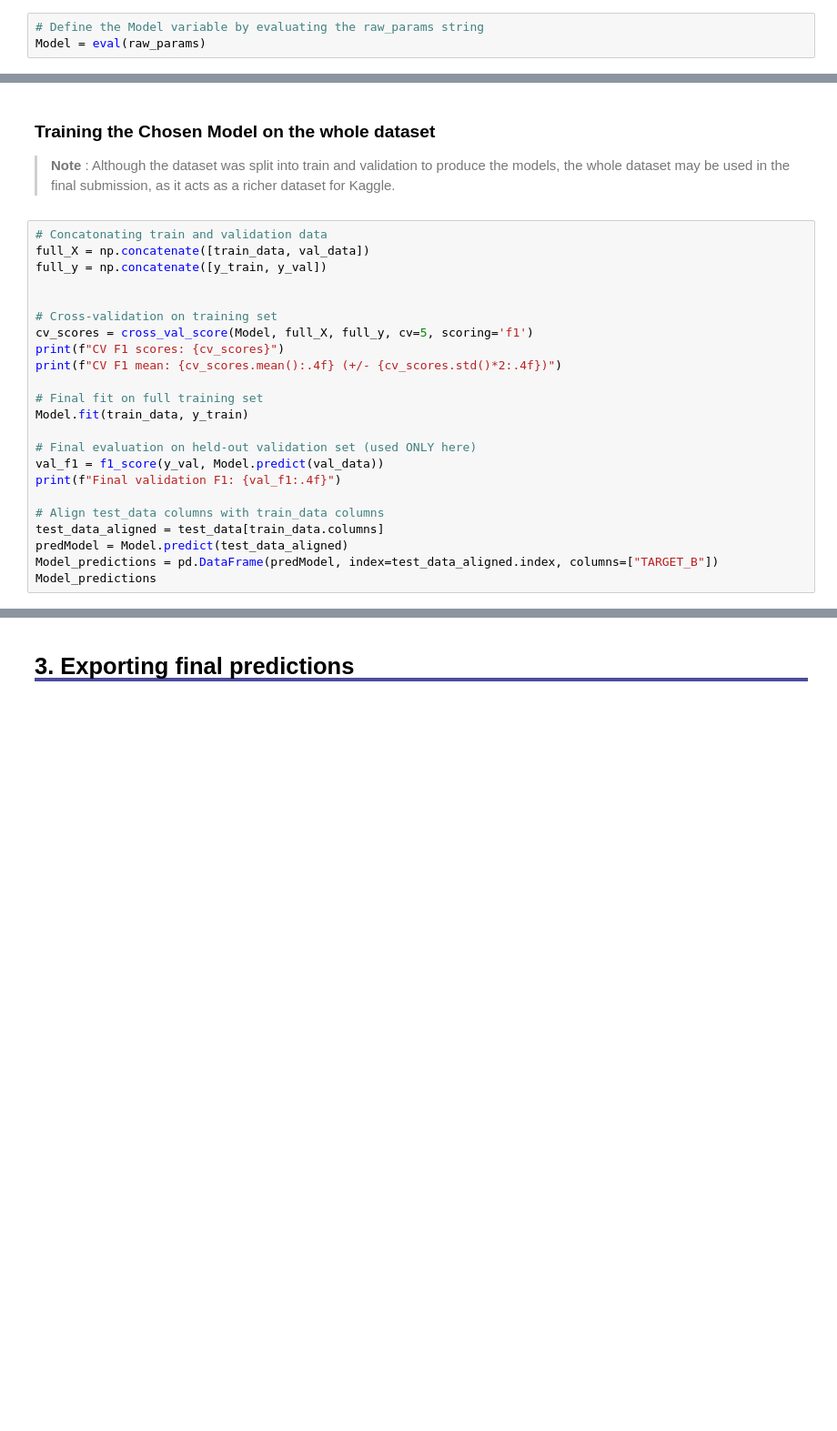
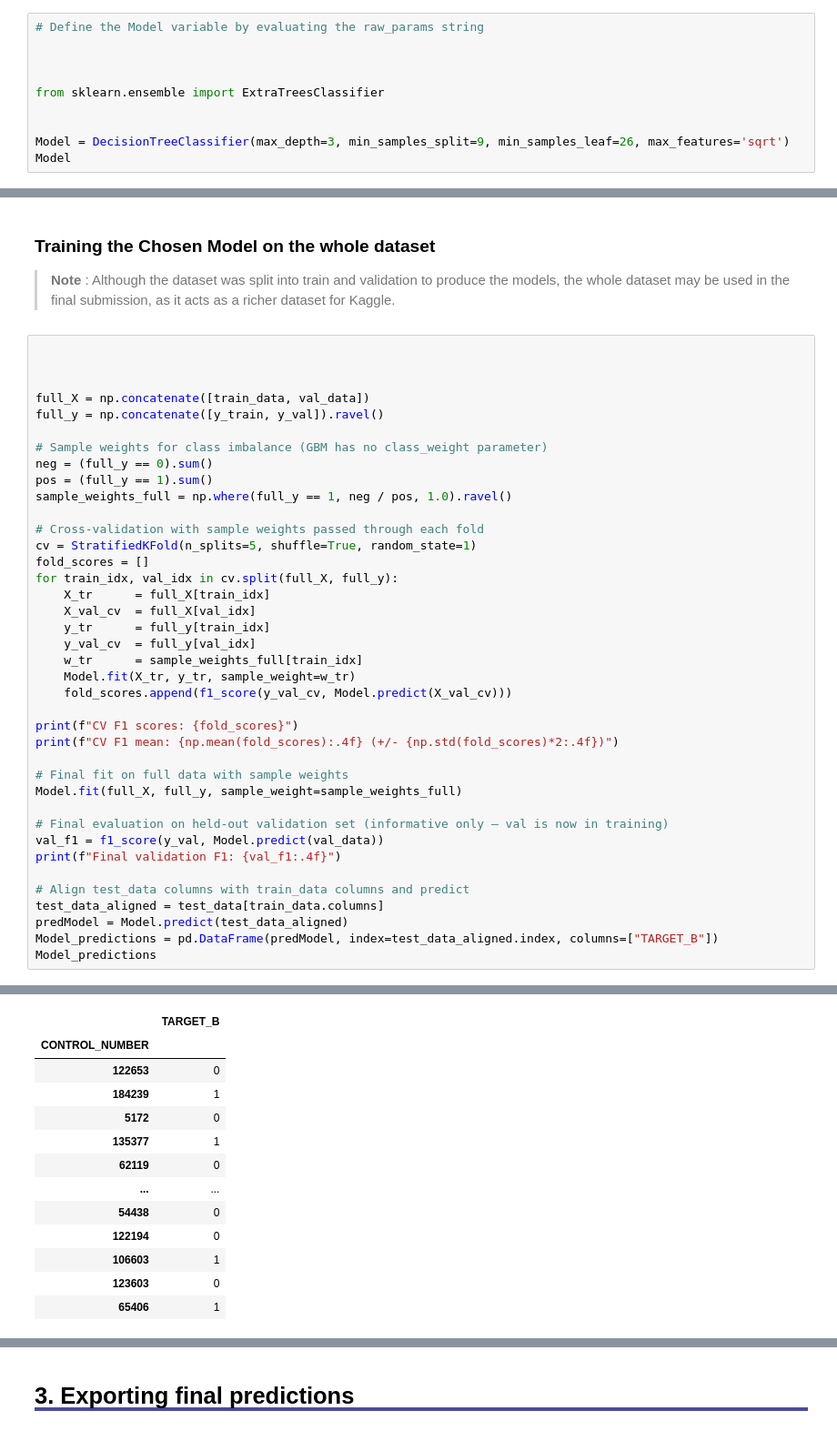
Before and after one commit to Pinky-Tie/Predicting_Donor_Response, a Jupyter notebook: notebooks/05_final_submission.ipynb, the cells around one changed output, grey strips where cells are left out. Shown at 91% size. Drawn from its saved outputs; the diff is of its cells as text; blank space fills up the shorter version.

```diff
--- a/notebooks/05_final_submission.ipynb
+++ b/notebooks/05_final_submission.ipynb
@@ -91,3 +69,10 @@ Loaded from results_history.md:
 # %%
 # Define the Model variable by evaluating the raw_params string
-Model = eval(raw_params)
+
+
+
+from sklearn.ensemble import ExtraTreesClassifier
+
+
+Model = DecisionTreeClassifier(max_depth=3, min_samples_split=9, min_samples_leaf=26, max_features='sqrt')
+Model
@@ -95,25 +83,42 @@ Model = eval(raw_params)
 ### Training the Chosen Model on the whole dataset
 > **Note** : Although the dataset was split into train and validation to produce the models, the whole dataset may be used in the final submission, as it acts as a richer dataset for Kaggle.
 # %%
-# Concatonating train and validation data
-full_X = np.concatenate([train_data, val_data])
-full_y = np.concatenate([y_train, y_val])
 
 
-# Cross-validation on training set
-cv_scores = cross_val_score(Model, full_X, full_y, cv=5, scoring='f1')
-print(f"CV F1 scores: {cv_scores}")
-print(f"CV F1 mean: {cv_scores.mean():.4f} (+/- {cv_scores.std()*2:.4f})")
 
-# Final fit on full training set
-Model.fit(train_data, y_train)
+full_X = np.concatenate([train_data, val_data])
+full_y = np.concatenate([y_train, y_val]).ravel()
 
-# Final evaluation on held-out validation set (used ONLY here)
+# Sample weights for class imbalance (GBM has no class_weight parameter)
+neg = (full_y == 0).sum()
+pos = (full_y == 1).sum()
+sample_weights_full = np.where(full_y == 1, neg / pos, 1.0).ravel()
+
+# Cross-validation with sample weights passed through each fold
+cv = StratifiedKFold(n_splits=5, shuffle=True, random_state=1)
+fold_scores = []
+for train_idx, val_idx in cv.split(full_X, full_y):
+    X_tr      = full_X[train_idx]
+    X_val_cv  = full_X[val_idx]
+    y_tr      = full_y[train_idx]
+    y_val_cv  = full_y[val_idx]
+    w_tr      = sample_weights_full[train_idx]
+    Model.fit(X_tr, y_tr, sample_weight=w_tr)
+    fold_scores.append(f1_score(y_val_cv, Model.predict(X_val_cv)))
+
+print(f"CV F1 scores: {fold_scores}")
+print(f"CV F1 mean: {np.mean(fold_scores):.4f} (+/- {np.std(fold_scores)*2:.4f})")
+
+# Final fit on full data with sample weights
+Model.fit(full_X, full_y, sample_weight=sample_weights_full)
+
+# Final evaluation on held-out validation set (informative only — val is now in training)
 val_f1 = f1_score(y_val, Model.predict(val_data))
 print(f"Final validation F1: {val_f1:.4f}")
 
-# Align test_data columns with train_data columns
+# Align test_data columns with train_data columns and predict
 test_data_aligned = test_data[train_data.columns]
 predModel = Model.predict(test_data_aligned)
 Model_predictions = pd.DataFrame(predModel, index=test_data_aligned.index, columns=["TARGET_B"])
 Model_predictions
+# %% [output]
@@ -119,0 +128,13 @@ Model_predictions
+|  | TARGET_B |
+| CONTROL_NUMBER |  |
+| 122653 | 0 |
+| 184239 | 1 |
+| 5172 | 0 |
+| 135377 | 1 |
+| 62119 | 0 |
+| ... | ... |
+| 54438 | 0 |
+| 122194 | 0 |
+| 106603 | 1 |
+| 123603 | 0 |
+| 65406 | 1 |
```
Also changed, not shown: parts of 5 cells of this notebook, 3 other files.
